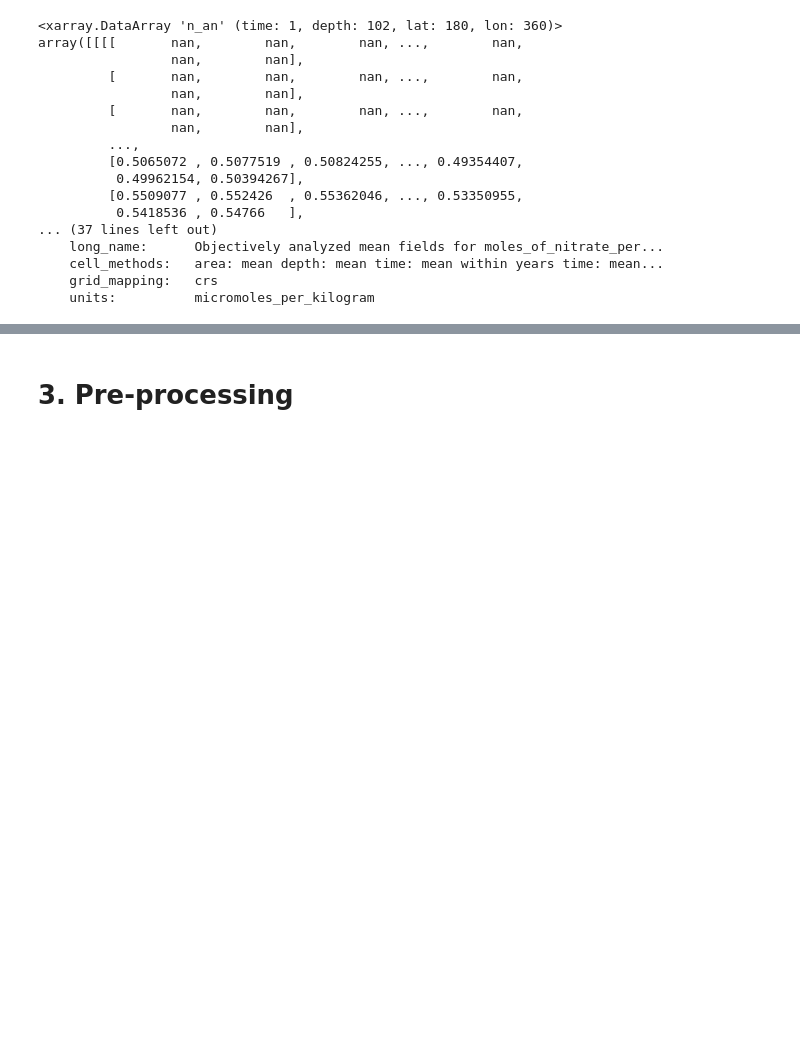
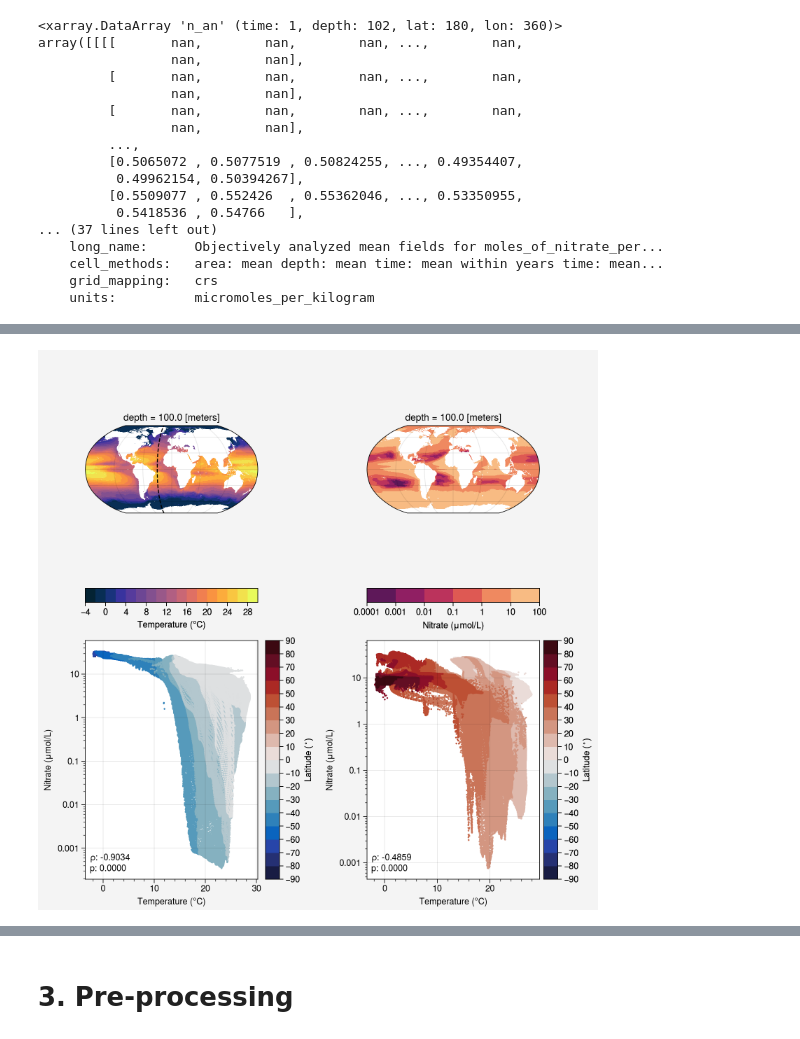
Before and after one commit to PaleoLipidRR/nutrient-effect-on-TEX, a Jupyter notebook: ipynb_files/SI_code1_PreProcessing.ipynb, the cells around one changed output, grey strips where cells are left out. Saved outputs shown, nothing was run; the diff lists cells and outputs as text; code cells hidden in the pictures; blank space fills up the shorter version.

```diff
--- a/ipynb_files/SI_code1_PreProcessing.ipynb
+++ b/ipynb_files/SI_code1_PreProcessing.ipynb
@@ -620,6 +936,11 @@ nitrate_CMEMS_ds = xr.open_dataset(os.path.join(fpath,fname))
 nitrate_CMEMS_ds = nitrate_CMEMS_ds.rename({'latitude':'lat','longitude':'lon'}).drop('time')
 nitrate_CMEMS_da = nitrate_CMEMS_ds.no3.load() ### convert mmol/L to umol/L to make it comparable to WOA data
 nitrate_CMEMS_da
+
+depth_coord = nitrate_CMEMS_da.depth
+depth_coord = depth_coord - depth_coord[0]
+nitrate_CMEMS_da = nitrate_CMEMS_da.assign_coords(depth=depth_coord)
+nitrate_CMEMS_da
 # %% [output]
 <xarray.DataArray 'no3' (time: 1, depth: 75, lat: 681, lon: 1440)>
 array([[[[      nan,       nan,       nan, ...,       nan,       nan,
@@ -646,0 +962,7 @@ nitrate_CMEMS_da.isel(depth=0).plot(robust=True,
+# %%
+### regrid nitrate_CMESM to T_an grid
+nitrate_CMEMS_da_regrid_ll = nitrate_CMEMS_da.interp(lat=T_da.lat,lon=T_da.lon,method='linear')
+display(nitrate_CMEMS_da_regrid_ll)
+
+nitrate_CMEMS_da_regrid_lld = nitrate_CMEMS_da.interp(lat=T_da.lat,lon=T_da.lon,depth=T_da.depth,method='linear')
+nitrate_CMEMS_da_regrid_lld
@@ -678,0 +1263,75 @@ nitrate_WOA23_da.isel(depth=0).plot(robust=True,)
+# %%
+array = [
+    [1,2],
+    [3,4],
+]
+fig, axs = plot.subplots(
+    array,
+    proj=('robin','robin',None),
+    figsize=(8,8),
+    share=False)
+ax = axs[0,0]
+m = T_da.sel(depth=100,method='nearest').plot(ax=ax,
+                        levels=np.arange(-4,31,2),
+                        cmap='cmo.thermal',
+                        add_colorbar=False,
+                        )
+ax.colorbar(m, loc='b', label='Temperature (\N{DEGREE SIGN}C)',
+            ticks=np.arange(-4,31,4),
+            tickminor=False,
+            )
+
+### plot lon line at -30
+ax.plot([-30,-30],[-90,90],'k--',lw=1)
+
+ax = axs[0,1]
+m = nitrate_CMEMS_da_regrid_lld.sel(depth=100,method='nearest').plot(ax=ax,
+                        robust=True,
+                        cmap='cmo.matter_r',
+                        add_colorbar=False,
+                        levels=[1e-4,1e-3,1e-2,1e-1,1,10,100],
+                        )
+ax.colorbar(m, loc='b', label='Nitrate ($\mu$mol/L)',
+            ticks=[1e-4,1e-3,1e-2,1e-1,1,10,100],
+            tickminor=False,
+            )
+
+
+ax = axs[1,0]
+plot_x = T_da.where(T_da["lat"]<0).sel(depth=100,method='nearest').values.flatten()
+plot_y = nitrate_CMEMS_da_regrid_lld.where(nitrate_CMEMS_da_regrid_lld["lat"]<0).sel(depth=100,method='nearest').values.flatten()
+nonnan_idx = np.where((~np.isnan(plot_x)) & (~np.isnan(plot_y)))
+plot_x = plot_x[nonnan_idx]
+plot_y = plot_y[nonnan_idx]
+plot_lat = T_da.where(T_da["lat"]<0).sel(depth=100,method='nearest').to_dataframe().reset_index()['lat'].values[nonnan_idx]
+
+m = ax.scatter(plot_x,plot_y,m='.',c=plot_lat,cmap='Balance',s=5,
+               levels=np.arange(-90,91,10),
+)
+ax.format(xlabel='Temperature (\N{DEGREE SIGN}C)',ylabel='Nitrate ($\mu$mol/L)',
+          yscale='log',xscale='linear',)
+ax.colorbar(m,label='Latitude ($^\circ$)',loc='r')
+### calculate the correlation coefficient
+rho, pval = spearmanr(plot_x,plot_y)
+
+ax.text(0.025,0.025,f'$\\rho$: {rho:.4f}\np: {pval:.4f}',transform=ax.transAxes,ha='left',va='bottom')
+
+ax = axs[1,1]
+plot_x = T_da.where(T_da["lat"]>0).sel(depth=100,method='nearest').values.flatten()
+plot_y = nitrate_CMEMS_da_regrid_lld.where(nitrate_CMEMS_da_regrid_lld["lat"]>0).sel(depth=100,method='nearest').values.flatten()
+nonnan_idx = np.where((~np.isnan(plot_x)) & (~np.isnan(plot_y)))
+plot_x = plot_x[nonnan_idx]
+plot_y = plot_y[nonnan_idx]
+plot_lat = T_da.where(T_da["lat"]>0).sel(depth=100,method='nearest').to_dataframe().reset_index()['lat'].values[nonnan_idx]
+
+m = ax.scatter(plot_x,plot_y,m='.',c=plot_lat,cmap='Balance',s=5,
+               levels=np.arange(-90,91,10),
+)
+ax.format(xlabel='Temperature (\N{DEGREE SIGN}C)',ylabel='Nitrate ($\mu$mol/L)',
+          yscale='log',xscale='linear',)
+ax.colorbar(m,label='Latitude ($^\circ$)',loc='r')
+### calculate the correlation coefficient
+rho, pval = spearmanr(plot_x,plot_y)
+
+ax.text(0.025,0.025,f'$\\rho$: {rho:.4f}\np: {pval:.4f}',transform=ax.transAxes,ha='left',va='bottom')
+# %% [output]
@@ -678,0 +1339 @@ nitrate_WOA23_da.isel(depth=0).plot(robust=True,)
+[figure, added]
```
Also changed, not shown: parts of 37 cells of this notebook, 4 other files.
